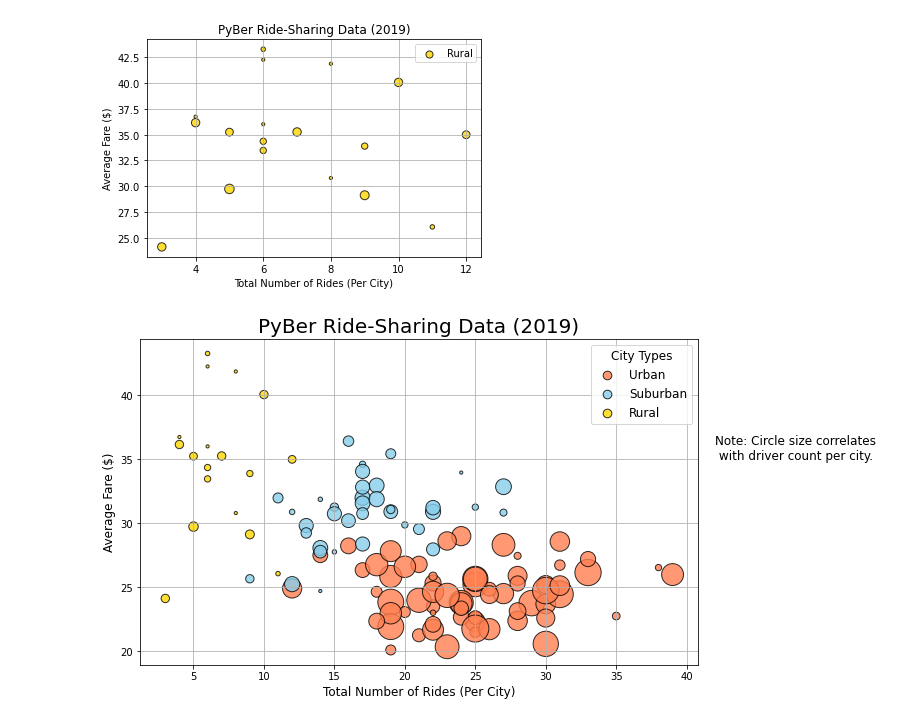
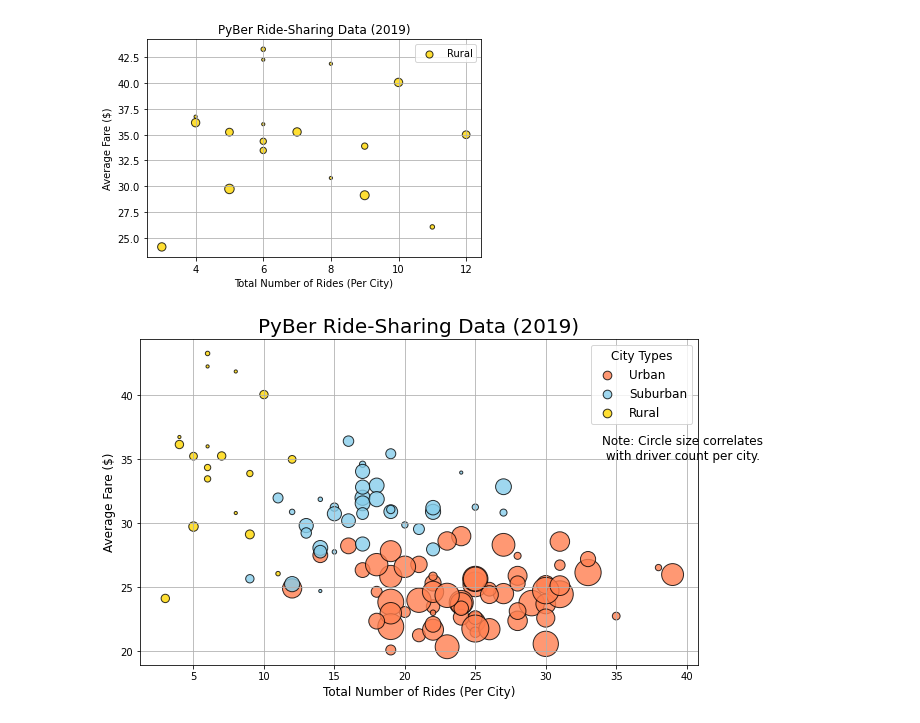
Before and after one commit to robsalamat/PyBer_Analysis, a Jupyter notebook: PyBer.ipynb, the cells around one changed output. Drawn from its saved outputs; the diff is of its cells as text; code cells hidden in the pictures.

```diff
--- a/PyBer.ipynb
+++ b/PyBer.ipynb
@@ -333,32 +333,32 @@ plt.scatter(suburban_ride_count,
       alpha=0.8, label="Suburban")
 
 plt.scatter(rural_ride_count,
       rural_avg_fare,
       s=10*rural_driver_count, c="gold",
       edgecolor="black", linewidths=1,
       alpha=0.8, label="Rural")
 
 # Incorporate the other graph properties
 plt.title("PyBer Ride-Sharing Data (2019)", fontsize=20)
 plt.ylabel("Average Fare ($)", fontsize=12)
 plt.xlabel("Total Number of Rides (Per City)", fontsize=12)
 plt.grid(True)
 
 # Create a legend
 lgnd = plt.legend(fontsize="12", mode="Expanded",
          scatterpoints=1, loc="best", title="City Types")
 lgnd.legendHandles[0]._sizes = [75]
 lgnd.legendHandles[1]._sizes = [75]
 lgnd.legendHandles[2]._sizes = [75]
 lgnd.get_title().set_fontsize(12)
 
 # Incorporate a text label about circle size.
-plt.text(42, 35, "Note: Circle size correlates\n with driver count per city.", fontsize="12")
+plt.text(34, 35, "Note: Circle size correlates\n with driver count per city.", fontsize="12")
 
 # Save the figure.
 plt.savefig("analysis/Fig1.png")
 
 # Show the plot
 plt.show()
 # %% [output]
-[figure, old version]
+[figure, new version]
```
